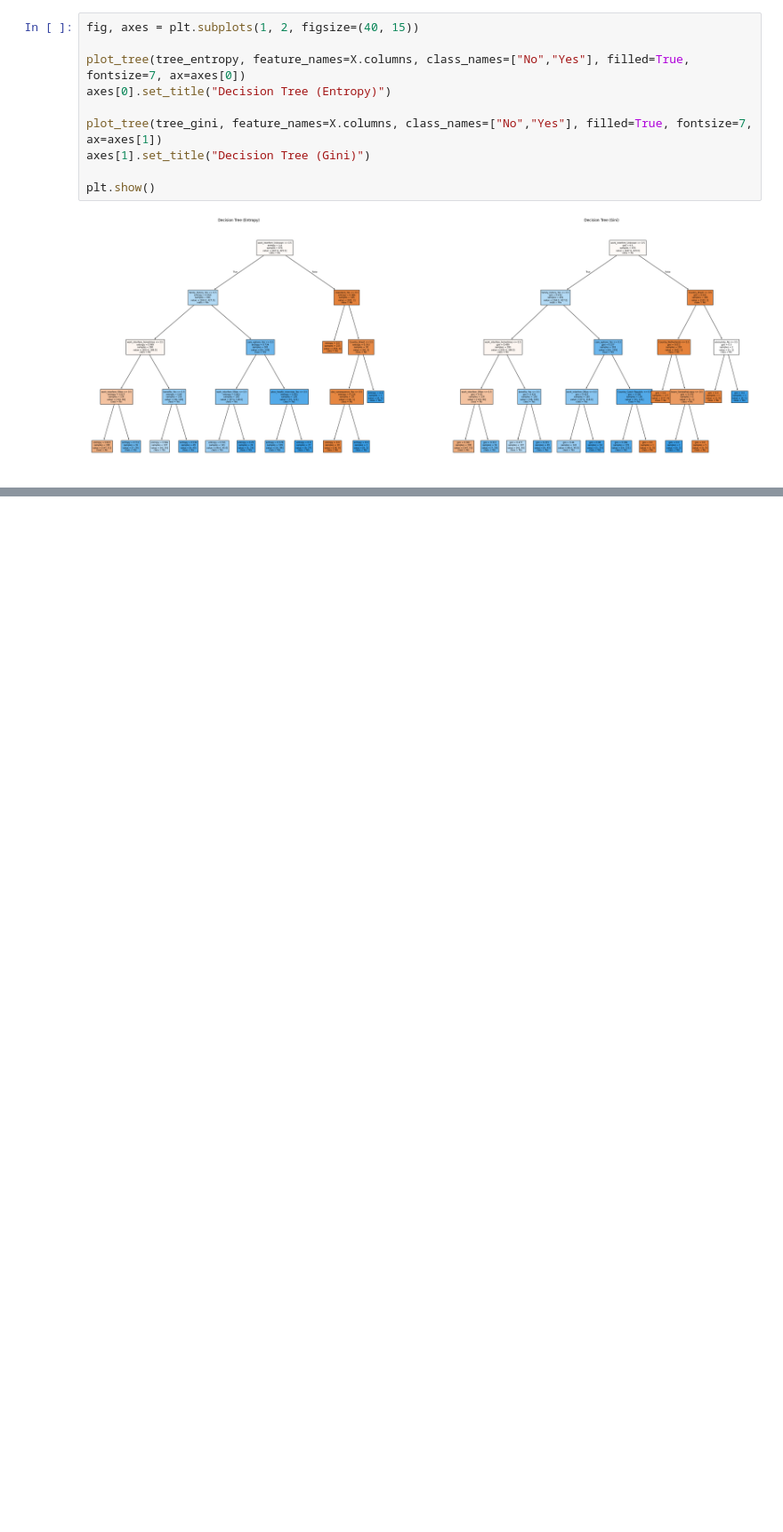
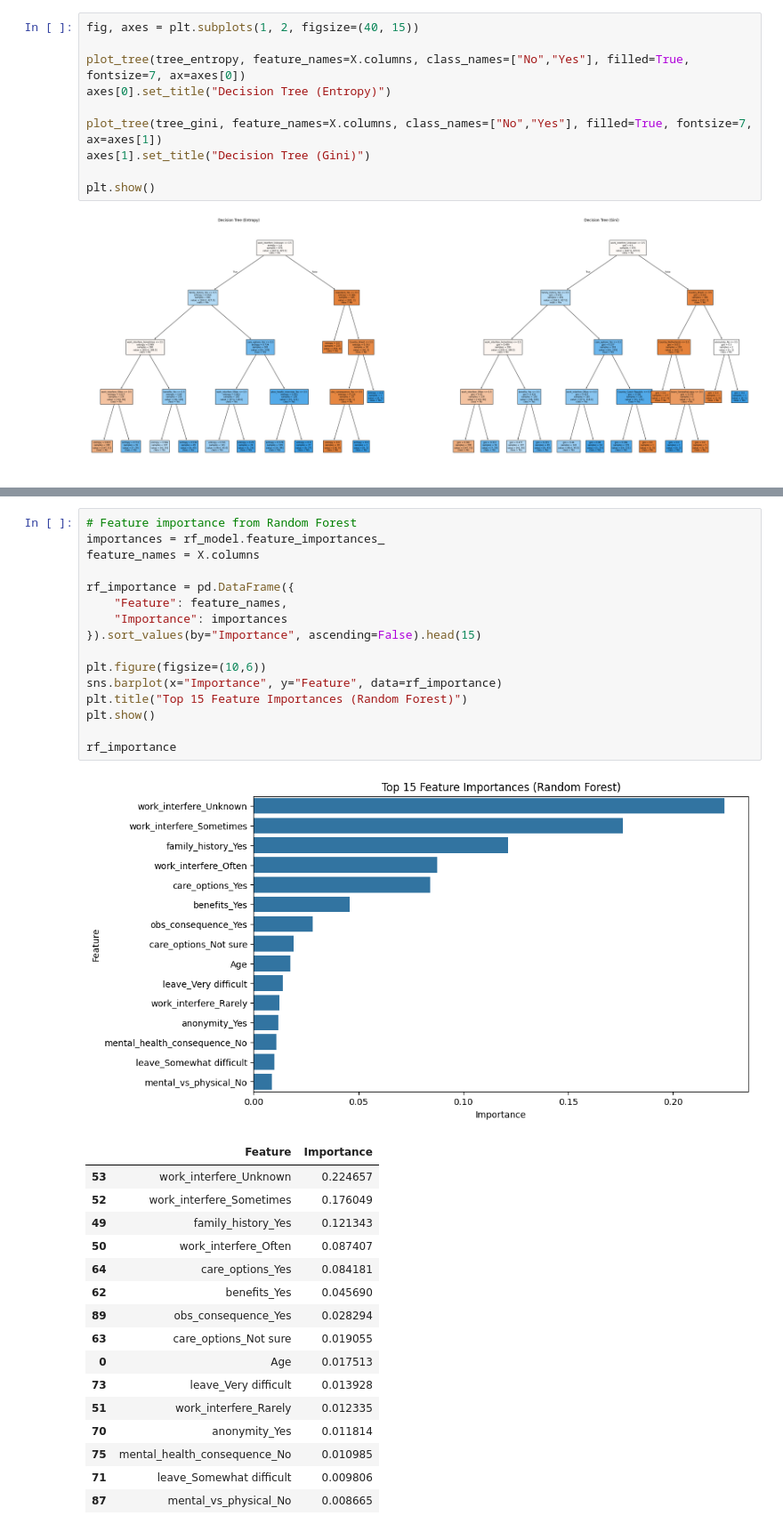
Before and after one commit to Poonk/Data_mining, a Jupyter notebook: code/Decision_tree_model.ipynb, the cells around one changed output, grey strips where cells are left out. Shown at 89% size. Drawn from its saved outputs; the diff is of its cells as text; blank space fills up the shorter version.

```diff
--- a/code/Decision_tree_model.ipynb
+++ b/code/Decision_tree_model.ipynb
@@ -378,0 +418,34 @@ plt.show()
+# %%
+# Feature importance from Random Forest
+importances = rf_model.feature_importances_
+feature_names = X.columns
+
+rf_importance = pd.DataFrame({
+    "Feature": feature_names,
+    "Importance": importances
+}).sort_values(by="Importance", ascending=False).head(15)
+
+plt.figure(figsize=(10,6))
+sns.barplot(x="Importance", y="Feature", data=rf_importance)
+plt.title("Top 15 Feature Importances (Random Forest)")
+plt.show()
+
+rf_importance
+# %% [output]
+[figure, added]
+|  | Feature | Importance |
+| 53 | work_interfere_Unknown | 0.224657 |
+| 52 | work_interfere_Sometimes | 0.176049 |
+| 49 | family_history_Yes | 0.121343 |
+| 50 | work_interfere_Often | 0.087407 |
+| 64 | care_options_Yes | 0.084181 |
+| 62 | benefits_Yes | 0.045690 |
+| 89 | obs_consequence_Yes | 0.028294 |
+| 63 | care_options_Not sure | 0.019055 |
+| 0 | Age | 0.017513 |
+| 73 | leave_Very difficult | 0.013928 |
+| 51 | work_interfere_Rarely | 0.012335 |
+| 70 | anonymity_Yes | 0.011814 |
+| 75 | mental_health_consequence_No | 0.010985 |
+| 71 | leave_Somewhat difficult | 0.009806 |
+| 87 | mental_vs_physical_No | 0.008665 |
```
Also changed, not shown: parts of 3 cells of this notebook.
